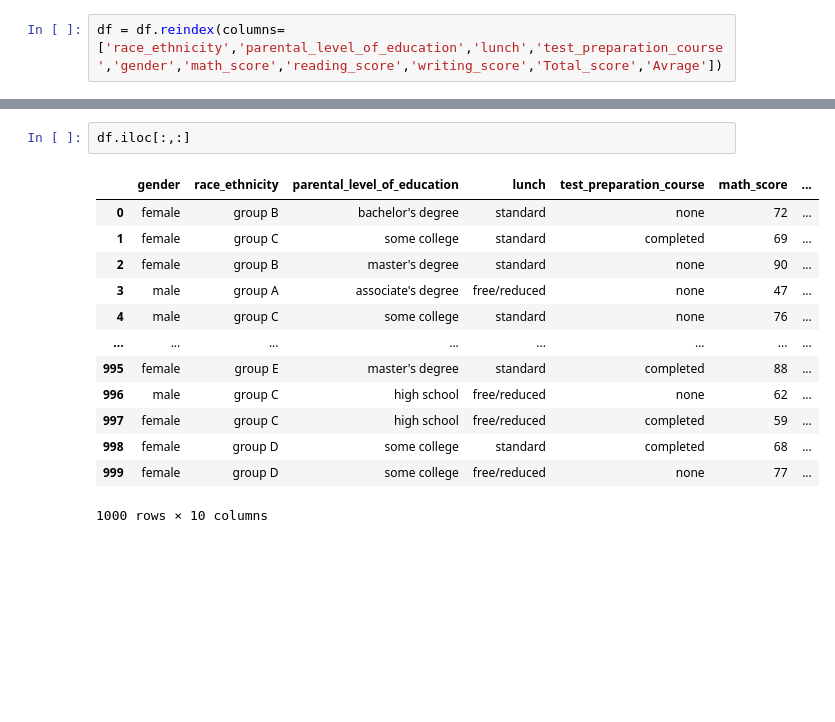
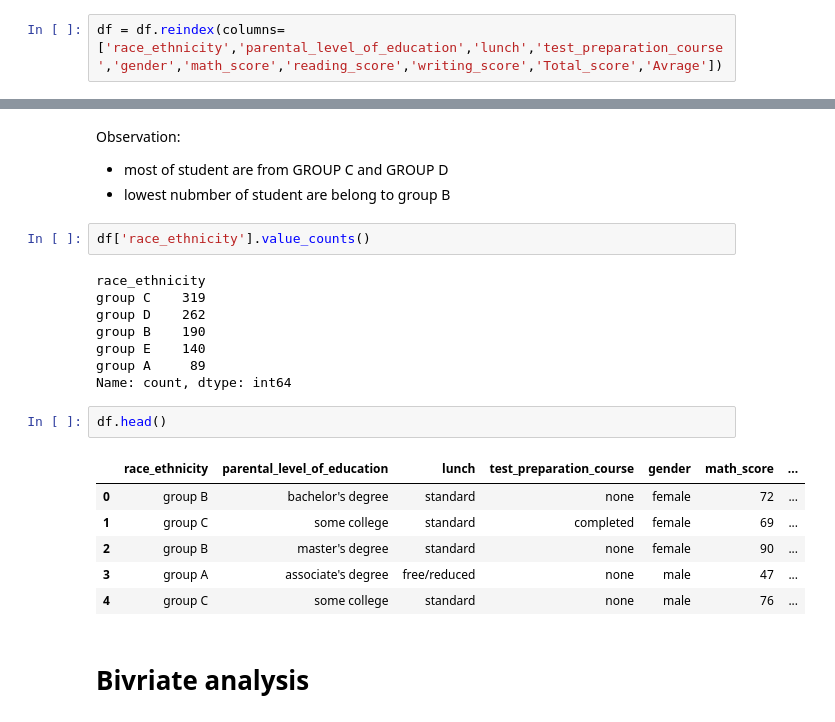
Before and after one commit to AkramMaouche/Full-ML-Project, a Jupyter notebook: Notbook/EDA Student Performance.ipynb, the cells around one changed output, grey strips where cells are left out. Saved outputs shown, nothing was run; the diff lists cells and outputs as text; blank space fills up the shorter version.

```diff
--- a/Notbook/EDA Student Performance.ipynb
+++ b/Notbook/EDA Student Performance.ipynb
@@ -448,16 +479,25 @@ df.iloc[:,4:].groupby(by='gender').aggregate(['mean']).round(2)
+# %% [markdown]
+Observation:
+* most of student are from GROUP C and GROUP D
+* lowest nubmber of student are belong to group B
+# %%
+df['race_ethnicity'].value_counts()
+# %% [output]
+race_ethnicity
+group C    319
+group D    262
+group B    190
+group E    140
+group A     89
+Name: count, dtype: int64
 # %%
-df.iloc[:,:]
+df.head()
 # %% [output]
-|  | gender | race_ethnicity | parental_level_of_education | lunch | test_preparation_course | math_score | ... |
-| 0 | female | group B | bachelor's degree | standard | none | 72 | ... |
-| 1 | female | group C | some college | standard | completed | 69 | ... |
-| 2 | female | group B | master's degree | standard | none | 90 | ... |
-| 3 | male | group A | associate's degree | free/reduced | none | 47 | ... |
-| 4 | male | group C | some college | standard | none | 76 | ... |
-| ... | ... | ... | ... | ... | ... | ... | ... |
-| 995 | female | group E | master's degree | standard | completed | 88 | ... |
-| 996 | male | group C | high school | free/reduced | none | 62 | ... |
-| 997 | female | group C | high school | free/reduced | completed | 59 | ... |
-| 998 | female | group D | some college | standard | completed | 68 | ... |
-| 999 | female | group D | some college | free/reduced | none | 77 | ... |
+|  | race_ethnicity | parental_level_of_education | lunch | test_preparation_course | gender | math_score | ... |
+| 0 | group B | bachelor's degree | standard | none | female | 72 | ... |
+| 1 | group C | some college | standard | completed | female | 69 | ... |
+| 2 | group B | master's degree | standard | none | female | 90 | ... |
+| 3 | group A | associate's degree | free/reduced | none | male | 47 | ... |
+| 4 | group C | some college | standard | none | male | 76 | ... |
-1000 rows × 10 columns
+# %% [markdown]
+# **Bivriate analysis**
```
Also changed, not shown: parts of 27 cells of this notebook, 1 other file.
